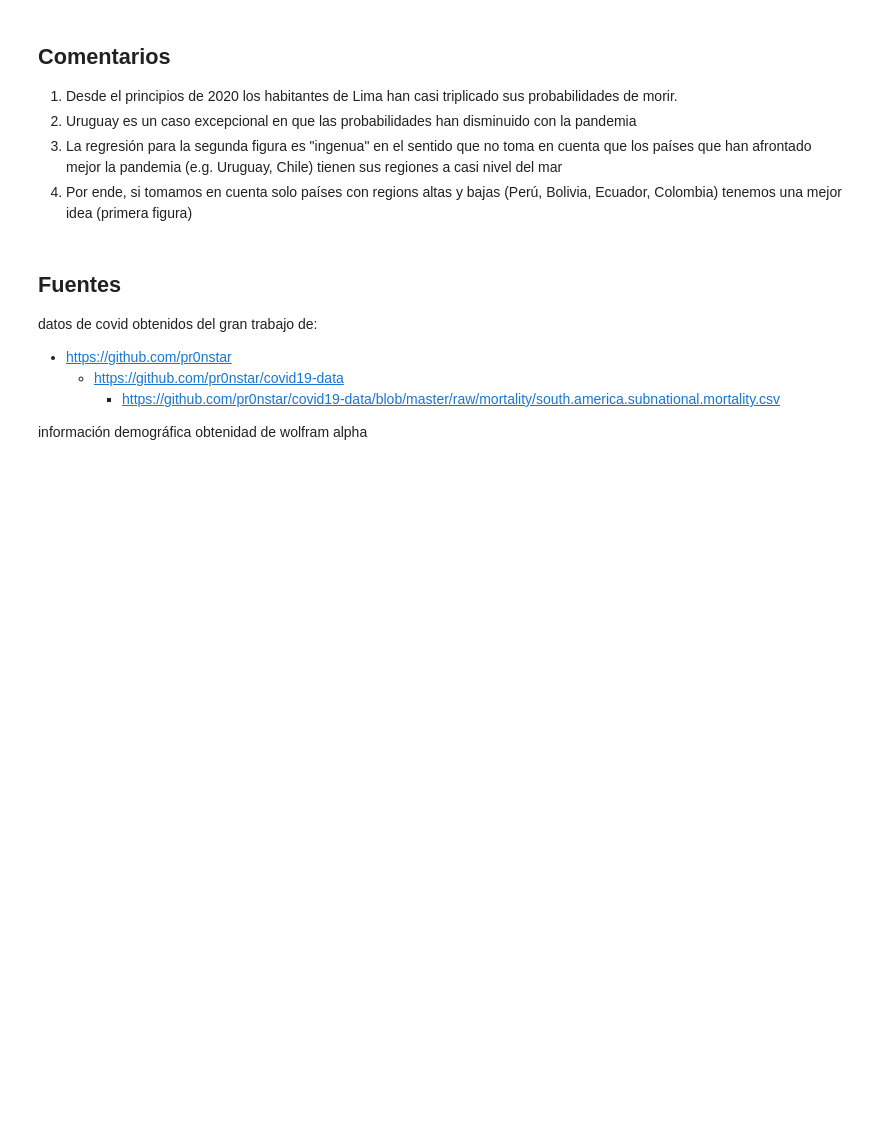
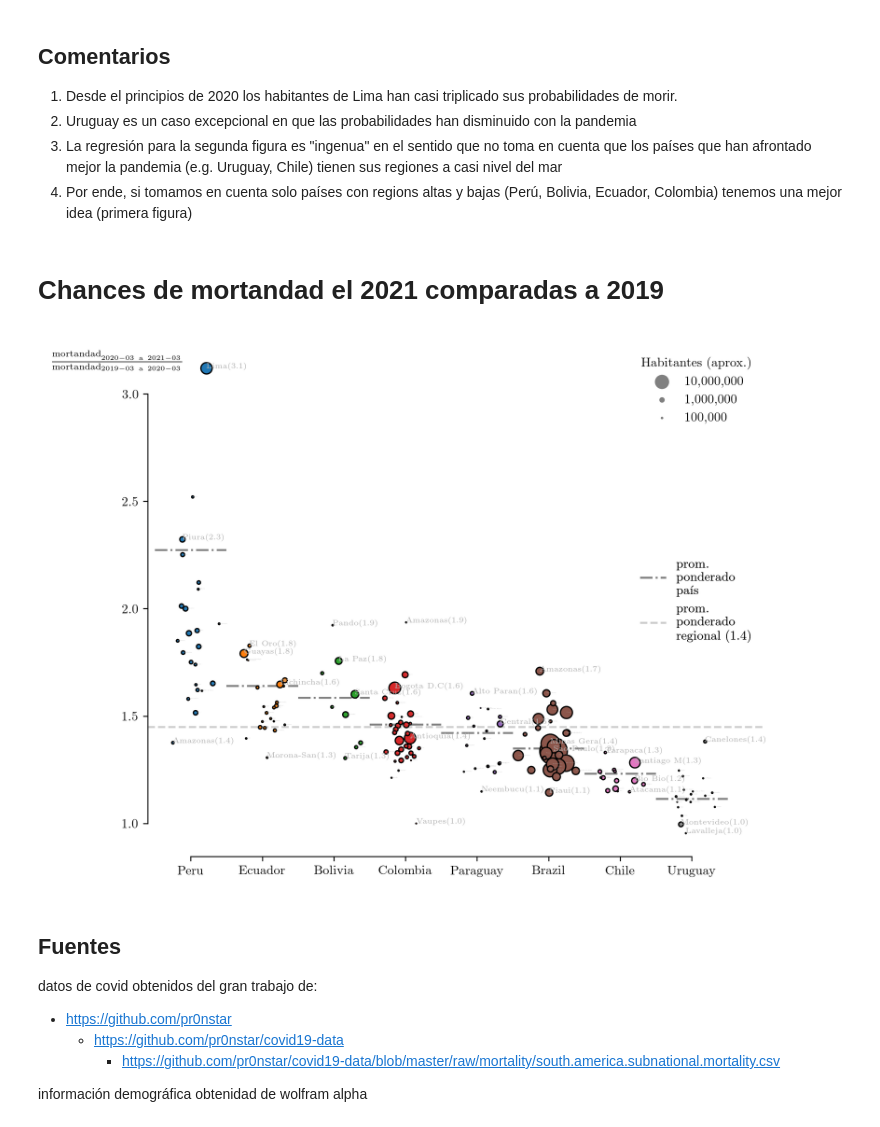
Before and after one commit to daliagachc/cov-alt, a Jupyter notebook: README.ipynb, the cells around one changed output. Saved outputs shown, nothing was run; the diff lists cells and outputs as text; code cells hidden in the pictures; blank space fills up the shorter version.

```diff
--- a/README.ipynb
+++ b/README.ipynb
@@ -68,6 +68,12 @@ display.Image("reg_alt_alt_corr_corr.png")
 1. Uruguay es un caso excepcional en que las probabilidades han disminuido con la pandemia
 1. La regresión para la segunda figura es "ingenua" en el sentido que no toma en cuenta que los países que han afrontado mejor la pandemia (e.g. Uruguay, Chile) tienen sus regiones a casi nivel del mar
 1. Por ende, si tomamos en cuenta solo países con regions altas y bajas (Perú, Bolivia, Ecuador, Colombia) tenemos una mejor idea (primera figura)
+# %% [markdown]
+# Chances de mortandad el 2021 comparadas a 2019
+# %%
+display.Image("scatter_pais.png")
+# %% [output]
+[figure, added]
 # %% [markdown]
 ## Fuentes
 datos de covid obtenidos del gran trabajo de:
```
Also changed, not shown: parts of 8 cells of this notebook, 33 other files.
